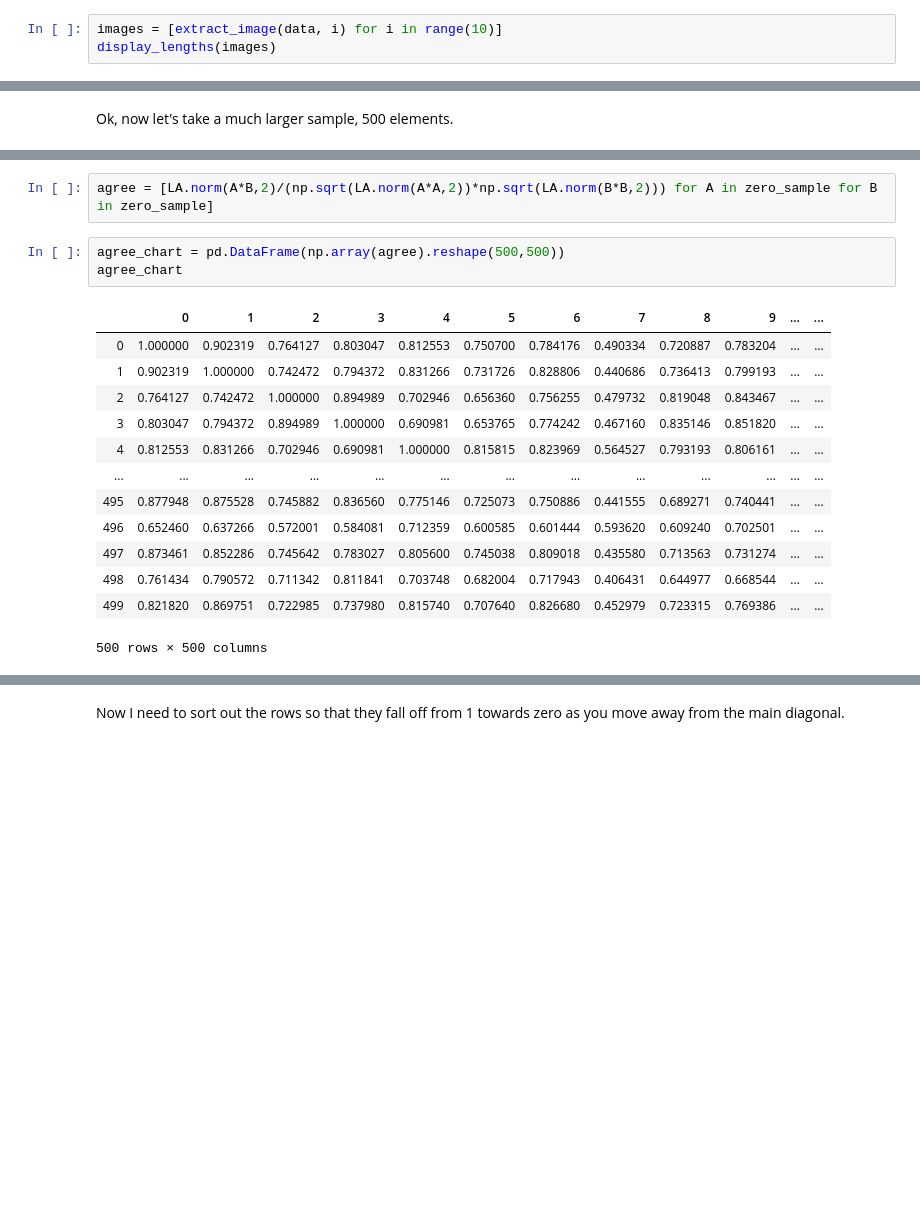
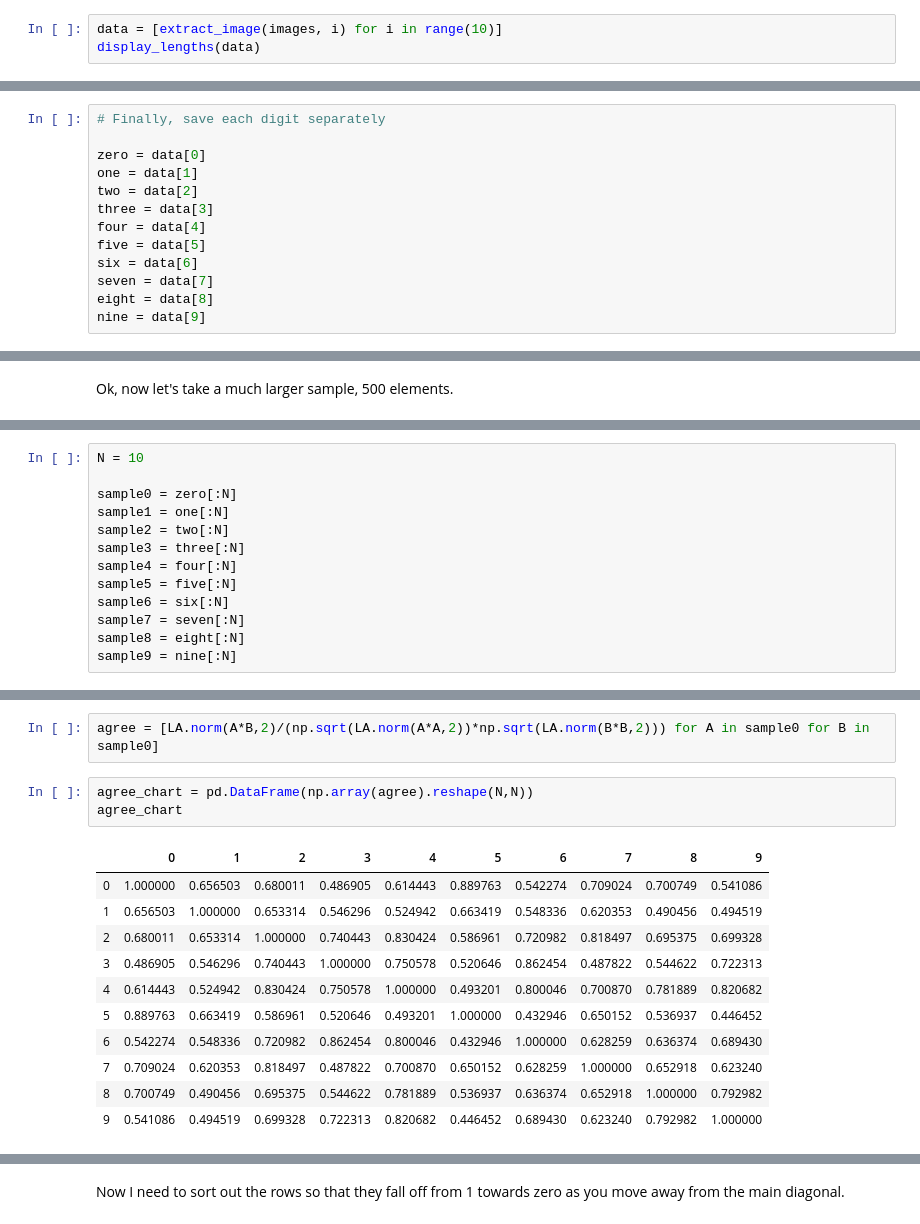
Before and after one commit to uniformlyMatt/PhD-code, a Jupyter notebook: In-class agreement.ipynb, the cells around one changed output, grey strips where cells are left out. Cells and saved outputs as stored; diff of their text form; blank space fills up the shorter version.

```diff
--- a/In-class agreement.ipynb
+++ b/In-class agreement.ipynb
@@ -106,6 +111,6 @@ data
 # %%
-images = [extract_image(data, i) for i in range(10)]
-display_lengths(images)
+data = [extract_image(images, i) for i in range(10)]
+display_lengths(data)
 # %% [output]
 6903 examples of digit 0
 7877 examples of digit 1
@@ -130,0 +126,13 @@ zeros = digits[0]
+# %%
+# Finally, save each digit separately
+
+zero = data[0]
+one = data[1]
+two = data[2]
+three = data[3]
+four = data[4]
+five = data[5]
+six = data[6]
+seven = data[7]
+eight = data[8]
+nine = data[9]
@@ -212 +233,14 @@ zero_sample = zeros[:500]
+# %%
+N = 10
+
+sample0 = zero[:N]
+sample1 = one[:N]
+sample2 = two[:N]
+sample3 = three[:N]
+sample4 = four[:N]
+sample5 = five[:N]
+sample6 = six[:N]
+sample7 = seven[:N]
+sample8 = eight[:N]
+sample9 = nine[:N]
 # %%
@@ -216,22 +250,20 @@ plt.imshow(zero_sample.var(), cmap='gray');
 # %%
-agree = [LA.norm(A*B,2)/(np.sqrt(LA.norm(A*A,2))*np.sqrt(LA.norm(B*B,2))) for A in zero_sample for B in zero_sample]
+agree = [LA.norm(A*B,2)/(np.sqrt(LA.norm(A*A,2))*np.sqrt(LA.norm(B*B,2))) for A in sample0 for B in sample0]
 # %%
-agree_chart = pd.DataFrame(np.array(agree).reshape(500,500))
+agree_chart = pd.DataFrame(np.array(agree).reshape(N,N))
 agree_chart
 # %% [output]
-|  | 0 | 1 | 2 | 3 | 4 | 5 | 6 | 7 | 8 | 9 | ... | ... |
-| 0 | 1.000000 | 0.902319 | 0.764127 | 0.803047 | 0.812553 | 0.750700 | 0.784176 | 0.490334 | 0.720887 | 0.783204 | ... | ... |
-| 1 | 0.902319 | 1.000000 | 0.742472 | 0.794372 | 0.831266 | 0.731726 | 0.828806 | 0.440686 | 0.736413 | 0.799193 | ... | ... |
-| 2 | 0.764127 | 0.742472 | 1.000000 | 0.894989 | 0.702946 | 0.656360 | 0.756255 | 0.479732 | 0.819048 | 0.843467 | ... | ... |
-| 3 | 0.803047 | 0.794372 | 0.894989 | 1.000000 | 0.690981 | 0.653765 | 0.774242 | 0.467160 | 0.835146 | 0.851820 | ... | ... |
-| 4 | 0.812553 | 0.831266 | 0.702946 | 0.690981 | 1.000000 | 0.815815 | 0.823969 | 0.564527 | 0.793193 | 0.806161 | ... | ... |
-| ... | ... | ... | ... | ... | ... | ... | ... | ... | ... | ... | ... | ... |
-| 495 | 0.877948 | 0.875528 | 0.745882 | 0.836560 | 0.775146 | 0.725073 | 0.750886 | 0.441555 | 0.689271 | 0.740441 | ... | ... |
-| 496 | 0.652460 | 0.637266 | 0.572001 | 0.584081 | 0.712359 | 0.600585 | 0.601444 | 0.593620 | 0.609240 | 0.702501 | ... | ... |
-| 497 | 0.873461 | 0.852286 | 0.745642 | 0.783027 | 0.805600 | 0.745038 | 0.809018 | 0.435580 | 0.713563 | 0.731274 | ... | ... |
-| 498 | 0.761434 | 0.790572 | 0.711342 | 0.811841 | 0.703748 | 0.682004 | 0.717943 | 0.406431 | 0.644977 | 0.668544 | ... | ... |
-| 499 | 0.821820 | 0.869751 | 0.722985 | 0.737980 | 0.815740 | 0.707640 | 0.826680 | 0.452979 | 0.723315 | 0.769386 | ... | ... |
+|  | 0 | 1 | 2 | 3 | 4 | 5 | 6 | 7 | 8 | 9 |
+| 0 | 1.000000 | 0.656503 | 0.680011 | 0.486905 | 0.614443 | 0.889763 | 0.542274 | 0.709024 | 0.700749 | 0.541086 |
+| 1 | 0.656503 | 1.000000 | 0.653314 | 0.546296 | 0.524942 | 0.663419 | 0.548336 | 0.620353 | 0.490456 | 0.494519 |
+| 2 | 0.680011 | 0.653314 | 1.000000 | 0.740443 | 0.830424 | 0.586961 | 0.720982 | 0.818497 | 0.695375 | 0.699328 |
+| 3 | 0.486905 | 0.546296 | 0.740443 | 1.000000 | 0.750578 | 0.520646 | 0.862454 | 0.487822 | 0.544622 | 0.722313 |
+| 4 | 0.614443 | 0.524942 | 0.830424 | 0.750578 | 1.000000 | 0.493201 | 0.800046 | 0.700870 | 0.781889 | 0.820682 |
+| 5 | 0.889763 | 0.663419 | 0.586961 | 0.520646 | 0.493201 | 1.000000 | 0.432946 | 0.650152 | 0.536937 | 0.446452 |
+| 6 | 0.542274 | 0.548336 | 0.720982 | 0.862454 | 0.800046 | 0.432946 | 1.000000 | 0.628259 | 0.636374 | 0.689430 |
+| 7 | 0.709024 | 0.620353 | 0.818497 | 0.487822 | 0.700870 | 0.650152 | 0.628259 | 1.000000 | 0.652918 | 0.623240 |
+| 8 | 0.700749 | 0.490456 | 0.695375 | 0.544622 | 0.781889 | 0.536937 | 0.636374 | 0.652918 | 1.000000 | 0.792982 |
+| 9 | 0.541086 | 0.494519 | 0.699328 | 0.722313 | 0.820682 | 0.446452 | 0.689430 | 0.623240 | 0.792982 | 1.000000 |
-500 rows × 500 columns
 # %%
 plt.imshow(agree_chart,cmap='gray');
 # %% [output]
```
Also changed, not shown: parts of 44 cells of this notebook, 1 other file.
